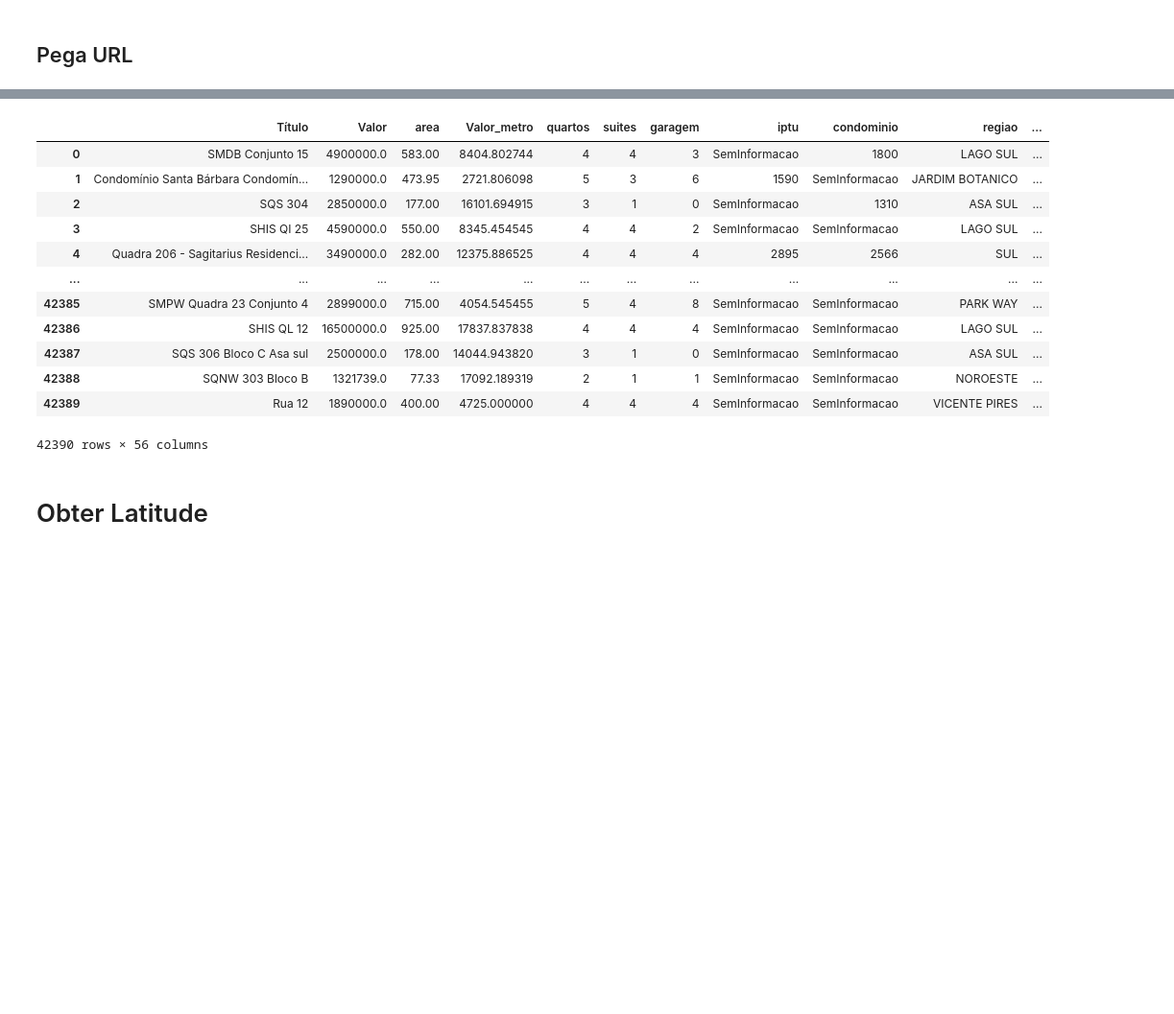
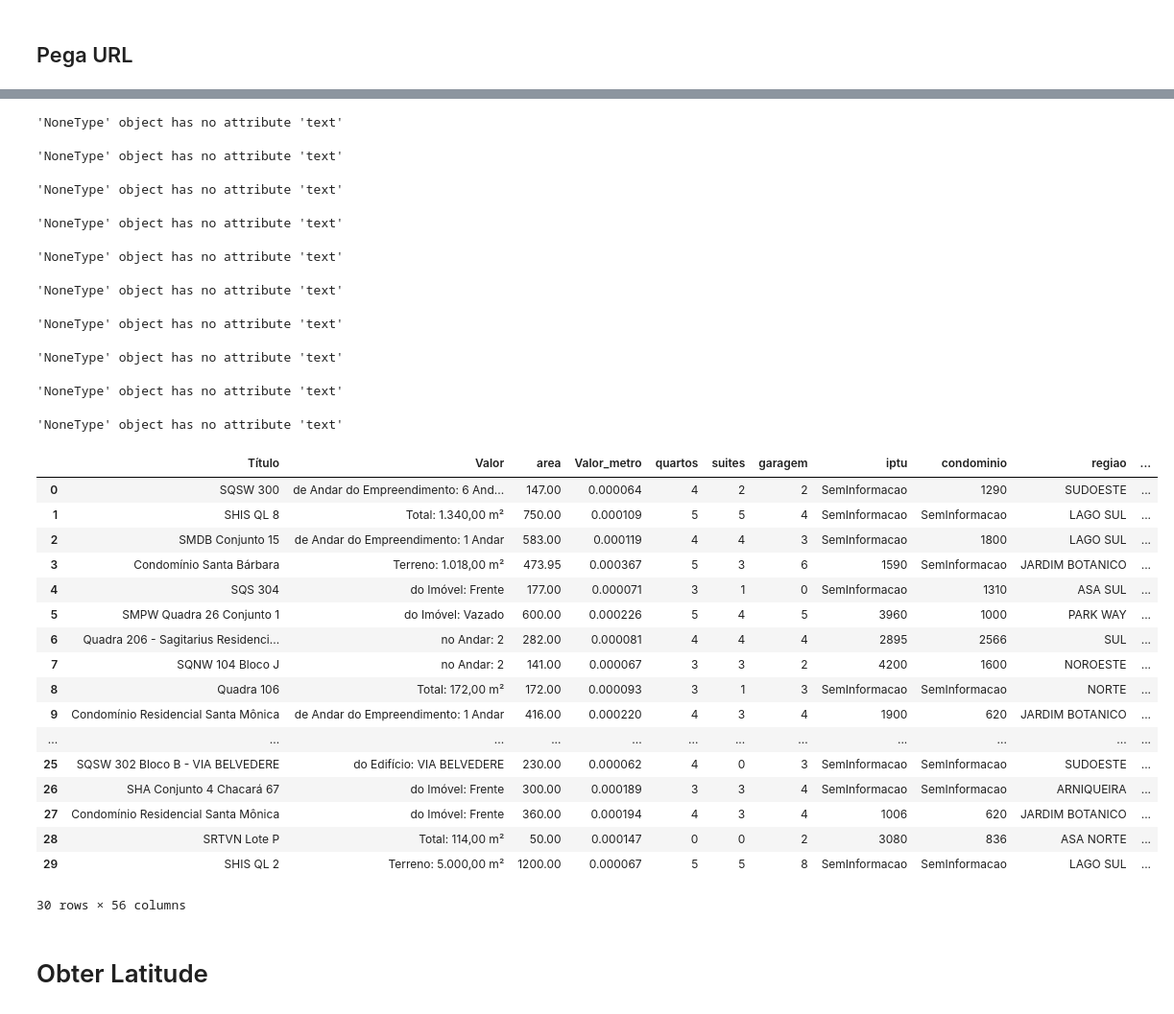
Before and after one commit to JanotLucas/Projeto-Integrador-I, a Jupyter notebook: webscrap.ipynb, the cells around one changed output, grey strips where cells are left out. Shown at 96% size. Saved outputs shown, nothing was run; the diff lists cells and outputs as text; code cells hidden in the pictures; blank space fills up the shorter version.

```diff
--- a/webscrap.ipynb
+++ b/webscrap.ipynb
@@ -35,7 +35,7 @@ def fazer_scraping_pagina(url):
 def fazer_scraping_varias_paginas(url_base, num_paginas):
     lista_urls_anuncios_total = []
     for pagina in tqdm(range(1, num_paginas + 1), desc="Progresso"):
-        url_pagina = f"{url_base}?page={pagina}"
+        url_pagina = f"{url_base}?pagina={pagina}"
         urls_anuncios_pagina = fazer_scraping_pagina(url_pagina)
         if urls_anuncios_pagina:
             lista_urls_anuncios_total.extend(urls_anuncios_pagina)
@@ -45,7 +45,7 @@ def fazer_scraping_varias_paginas(url_base, num_paginas):
 url_base = 'https://www.dfimoveis.com.br/aluguel/df/todos/imoveis'
 
 # Número total de páginas que você deseja percorrer
-num_paginas = 241 # Ajuste conforme necessário
+num_paginas = 1 # Ajuste conforme necessário
 
 # Faz o scraping de várias páginas
 urls_anuncios_total = fazer_scraping_varias_paginas(url_base, num_paginas)
@@ -307,6 +317,7 @@ import requests
 from bs4 import BeautifulSoup
 import pandas as pd
 from tqdm import tqdm
+import time
 
 # Função para extrair os URLs dos links <a> com a classe 'new-card'
 def extrair_urls_anuncios(soup):
@@ -335,7 +346,7 @@ def fazer_scraping_pagina(url):
 def fazer_scraping_varias_paginas(url_base, num_paginas):
     lista_urls_anuncios_total = []
     for pagina in tqdm(range(1, num_paginas + 1), desc="Progresso"):
-        url_pagina = f"{url_base}?page={pagina}"
+        url_pagina = f"{url_base}?pagina={pagina}"
         urls_anuncios_pagina = fazer_scraping_pagina(url_pagina)
         if urls_anuncios_pagina:
             lista_urls_anuncios_total.extend(urls_anuncios_pagina)
@@ -345,11 +356,10 @@ def fazer_scraping_varias_paginas(url_base, num_paginas):
 url_base = 'https://www.dfimoveis.com.br/venda/df/todos/imoveis'
 
 # Número total de páginas que você deseja percorrer
-num_paginas = 1413 # Ajuste conforme necessário
+num_paginas = 20 # Ajuste conforme necessário
 
 # Faz o scraping de várias páginas
 urls_anuncios_total = fazer_scraping_varias_paginas(url_base, num_paginas)
-
 # Se os URLs foram obtidos com sucesso
 if urls_anuncios_total:
     # Cria um DataFrame com os URLs dos anúncios
@@ -387,13 +397,27 @@ def extrair_info_anuncio(url):
         soup = BeautifulSoup(response.text, 'html.parser')
         # Extrai as informações do anúncio
         try:
-            titulo = soup.find('h1', class_='mb-0 font-weight-600 fs-1-5').text.strip()
-            preco = soup.find('h6', class_='align-text-left text-normal mb-0 mr-6 bb').text.split('\n')[2].replace('.','')
+            titulo = soup.find('h1', class_='mb-0 font-weight-600 mobile-fs-1-5').text.strip()
+            valor = soup.find('h6', class_='align-text-left text-normal bb-m mr-6').text.split('\n')[2].replace('.','')
             area = soup.find('h6', class_='text-normal mb-0').text.split()[2].replace('.','').replace(',',".")
+            try:
+               area = float(area)
+            except:
+               area = None
+            try:
+               valor = float(valor)
+            except:
+               valor = None
+            try:
+               valor_metro = float(area)/float(valor)
+            except:
+               valor_metro = None
+
             info = soup.find_all("h6", class_='mb-0 text-normal')
             imobiliaria = soup.find('h6', class_='pb-0 mb-0').text
             creci = soup.find('div',class_='col-md-8 mt-2 ml-2').text.split('\n')[2].split()[1]
             tipo = soup.find('div', class_='col-lg-6').text.split()[2]
+
             possibilidades = [
             'Aquecimento Solar', 'Circuito de TV', 'Gerador de Energia', 'Piscina', 'Sala de Ginástica',
             'Varanda', 'Cozinha Espaçosa', 'Ar Condicionado', 'Cobertura Coletiva', 'Guarita',
@@ -447,14 +471,14 @@ def extrair_info_anuncio(url):
             except:
               regiao = '0 SemInformacao'
         except AttributeError as e:
-            # print(e)
+            print(e)
             return None
         # Retorna um dicionário com as informações do anúncio
         return {
             'Título': titulo,
-            "Valor": float(preco),
-            "area": float(area),
-            'Valor_metro': float(preco)/float(area),
+            "Valor": valor,
+            "area": area,
+            'Valor_metro': valor_metro,
             'quartos': quartos,
             'suites': suites,
             'garagem': garagem,
@@ -465,45 +489,60 @@ def extrair_info_anuncio(url):
             'imobiliaria': imobiliaria,
             'creci': creci,
             "operacao": 'venda',
             **resultados,
             'tipo': tipo
         }
     else:
         print('Falha ao acessar o anúncio:', response.status_code)
         return None
 
 # Lista de URLs dos anúncios
 urls_anuncios = [f"https://www.dfimoveis.com.br/{pagina}" for pagina in df_link['URL'].values]
 
 # Lista para armazenar as informações dos anúncios
 info_anuncios_total = []
 
 # Extrai as informações de cada anúncio
 for url_anuncio in tqdm(urls_anuncios, desc='Extraindo informações dos anúncios'):
     info_anuncio = extrair_info_anuncio(url_anuncio)
     if info_anuncio:
         info_anuncios_total.append(info_anuncio)
 
 # Se as informações foram obtidas com sucesso
 if info_anuncios_total:
     # Cria um DataFrame com as informações dos anúncios
     df = pd.DataFrame(info_anuncios_total)
 
 df
 # %% [output]
+'NoneType' object has no attribute 'text'
+'NoneType' object has no attribute 'text'
+'NoneType' object has no attribute 'text'
+'NoneType' object has no attribute 'text'
+'NoneType' object has no attribute 'text'
+'NoneType' object has no attribute 'text'
+'NoneType' object has no attribute 'text'
+'NoneType' object has no attribute 'text'
+'NoneType' object has no attribute 'text'
+'NoneType' object has no attribute 'text'
 |  | Título | Valor | area | Valor_metro | quartos | suites | garagem | iptu | condominio | regiao | ... |
-| 0 | SMDB Conjunto 15 | 4900000.0 | 583.00 | 8404.802744 | 4 | 4 | 3 | SemInformacao | 1800 | LAGO SUL | ... |
-| 1 | Condomínio Santa Bárbara Condomín... | 1290000.0 | 473.95 | 2721.806098 | 5 | 3 | 6 | 1590 | SemInformacao | JARDIM BOTANICO | ... |
-| 2 | SQS 304 | 2850000.0 | 177.00 | 16101.694915 | 3 | 1 | 0 | SemInformacao | 1310 | ASA SUL | ... |
-| 3 | SHIS QI 25 | 4590000.0 | 550.00 | 8345.454545 | 4 | 4 | 2 | SemInformacao | SemInformacao | LAGO SUL | ... |
-| 4 | Quadra 206 - Sagitarius Residenci... | 3490000.0 | 282.00 | 12375.886525 | 4 | 4 | 4 | 2895 | 2566 | SUL | ... |
+| 0 | SQSW 300 | de Andar do Empreendimento: 6 And... | 147.00 | 0.000064 | 4 | 2 | 2 | SemInformacao | 1290 | SUDOESTE | ... |
+| 1 | SHIS QL 8 | Total: 1.340,00 m² | 750.00 | 0.000109 | 5 | 5 | 4 | SemInformacao | SemInformacao | LAGO SUL | ... |
+| 2 | SMDB Conjunto 15 | de Andar do Empreendimento: 1 Andar | 583.00 | 0.000119 | 4 | 4 | 3 | SemInformacao | 1800 | LAGO SUL | ... |
+| 3 | Condomínio Santa Bárbara | Terreno: 1.018,00 m² | 473.95 | 0.000367 | 5 | 3 | 6 | 1590 | SemInformacao | JARDIM BOTANICO | ... |
+| 4 | SQS 304 | do Imóvel: Frente | 177.00 | 0.000071 | 3 | 1 | 0 | SemInformacao | 1310 | ASA SUL | ... |
+| 5 | SMPW Quadra 26 Conjunto 1 | do Imóvel: Vazado | 600.00 | 0.000226 | 5 | 4 | 5 | 3960 | 1000 | PARK WAY | ... |
+| 6 | Quadra 206 - Sagitarius Residenci... | no Andar: 2 | 282.00 | 0.000081 | 4 | 4 | 4 | 2895 | 2566 | SUL | ... |
+| 7 | SQNW 104 Bloco J | no Andar: 2 | 141.00 | 0.000067 | 3 | 3 | 2 | 4200 | 1600 | NOROESTE | ... |
+| 8 | Quadra 106 | Total: 172,00 m² | 172.00 | 0.000093 | 3 | 1 | 3 | SemInformacao | SemInformacao | NORTE | ... |
+| 9 | Condomínio Residencial Santa Mônica | de Andar do Empreendimento: 1 Andar | 416.00 | 0.000220 | 4 | 3 | 4 | 1900 | 620 | JARDIM BOTANICO | ... |
 | ... | ... | ... | ... | ... | ... | ... | ... | ... | ... | ... | ... |
-| 42385 | SMPW Quadra 23 Conjunto 4 | 2899000.0 | 715.00 | 4054.545455 | 5 | 4 | 8 | SemInformacao | SemInformacao | PARK WAY | ... |
-| 42386 | SHIS QL 12 | 16500000.0 | 925.00 | 17837.837838 | 4 | 4 | 4 | SemInformacao | SemInformacao | LAGO SUL | ... |
-| 42387 | SQS 306 Bloco C Asa sul | 2500000.0 | 178.00 | 14044.943820 | 3 | 1 | 0 | SemInformacao | SemInformacao | ASA SUL | ... |
-| 42388 | SQNW 303 Bloco B | 1321739.0 | 77.33 | 17092.189319 | 2 | 1 | 1 | SemInformacao | SemInformacao | NOROESTE | ... |
-| 42389 | Rua 12 | 1890000.0 | 400.00 | 4725.000000 | 4 | 4 | 4 | SemInformacao | SemInformacao | VICENTE PIRES | ... |
+| 25 | SQSW 302 Bloco B - VIA BELVEDERE | do Edifício: VIA BELVEDERE | 230.00 | 0.000062 | 4 | 0 | 3 | SemInformacao | SemInformacao | SUDOESTE | ... |
+| 26 | SHA Conjunto 4 Chacará 67 | do Imóvel: Frente | 300.00 | 0.000189 | 3 | 3 | 4 | SemInformacao | SemInformacao | ARNIQUEIRA | ... |
+| 27 | Condomínio Residencial Santa Mônica | do Imóvel: Frente | 360.00 | 0.000194 | 4 | 3 | 4 | 1006 | 620 | JARDIM BOTANICO | ... |
+| 28 | SRTVN Lote P | Total: 114,00 m² | 50.00 | 0.000147 | 0 | 0 | 2 | 3080 | 836 | ASA NORTE | ... |
+| 29 | SHIS QL 2 | Terreno: 5.000,00 m² | 1200.00 | 0.000067 | 5 | 5 | 8 | SemInformacao | SemInformacao | LAGO SUL | ... |
-42390 rows × 56 columns
+30 rows × 56 columns
 # %%
 df.to_csv('df_vendas.csv', index=False)
 # %% [markdown]
```
Also changed, not shown: parts of 8 cells of this notebook, 2 other files.
